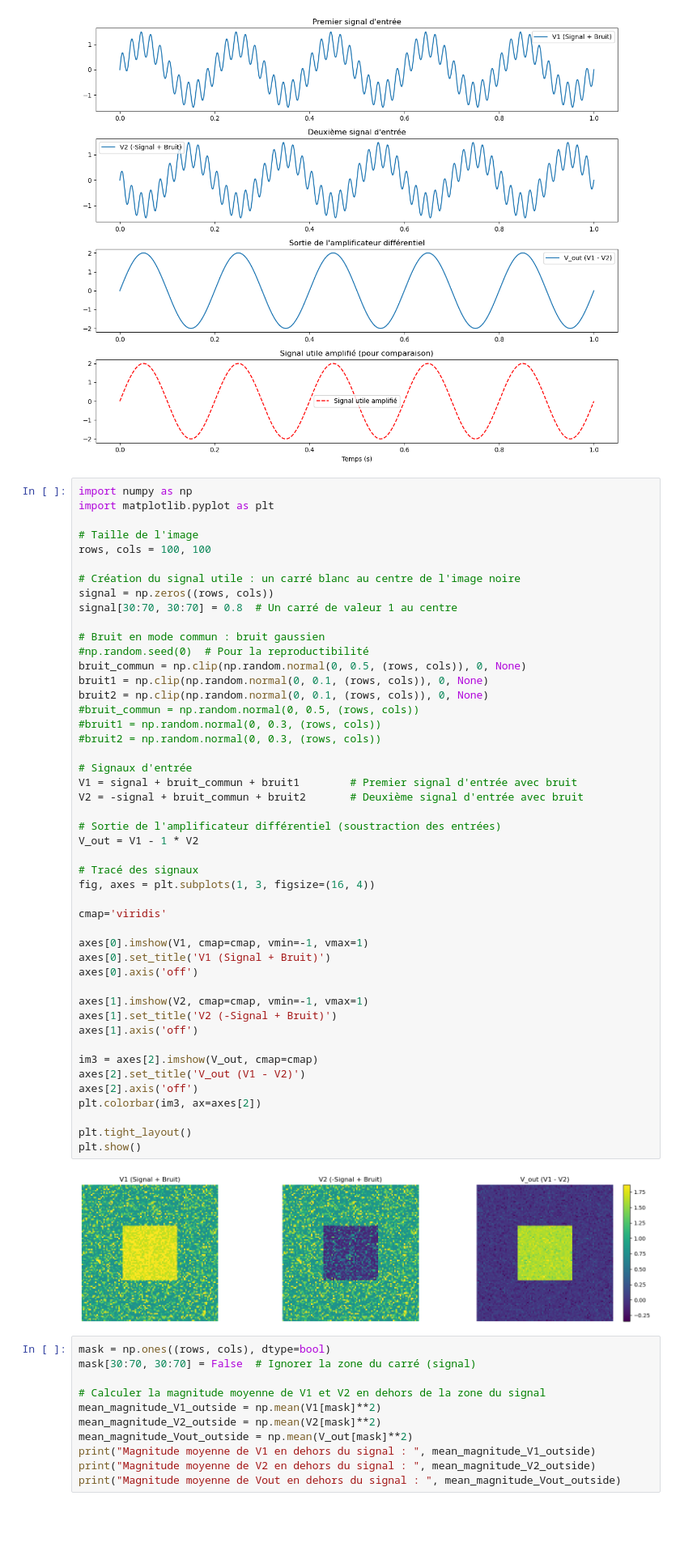
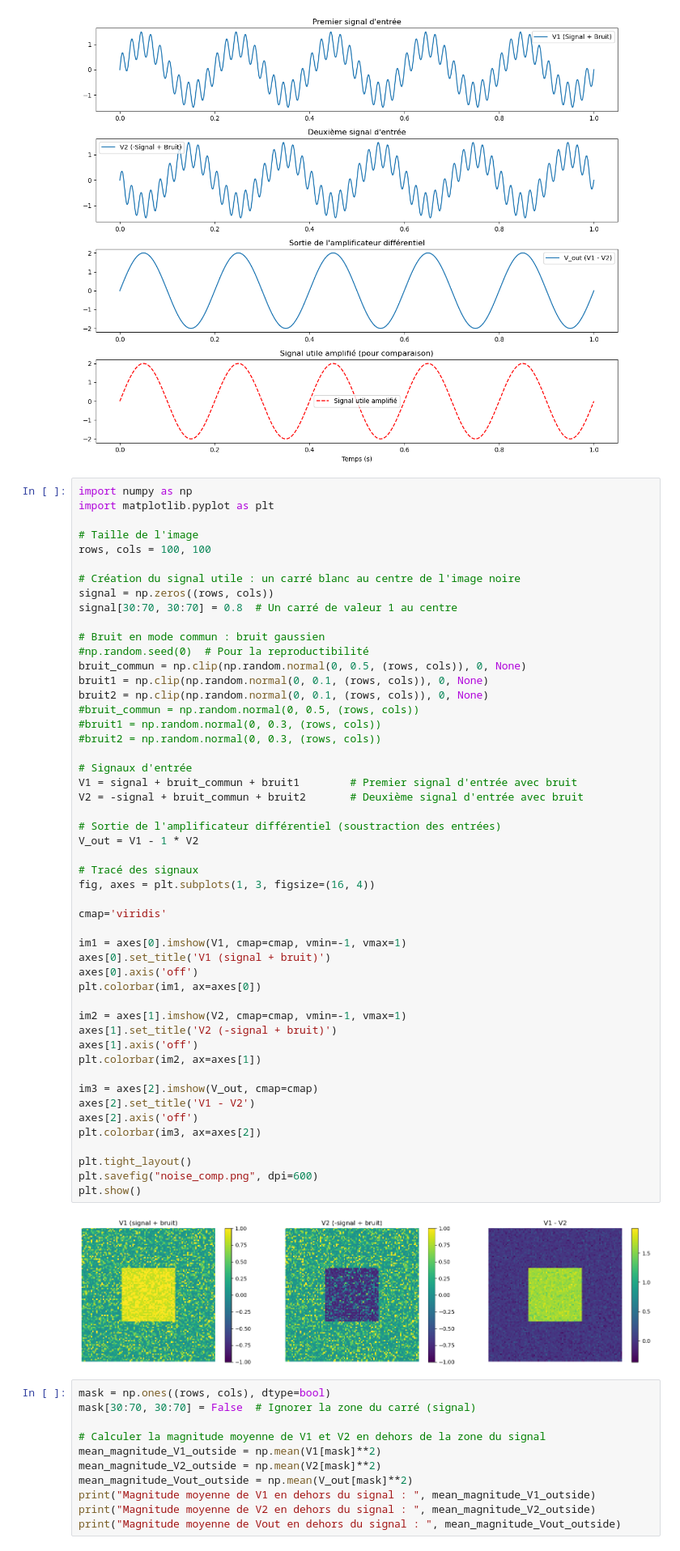
Before and after one commit to alxndrTL/hash-hop-hub, a Jupyter notebook: viz.ipynb, the cells around one changed output. Shown: that part at 81% size. Drawn from its saved outputs; the diff is of its cells as text; blank space fills up the shorter version.

```diff
--- a/viz.ipynb
+++ b/viz.ipynb
@@ -83,39 +83,42 @@ signal[30:70, 30:70] = 0.8  # Un carré de valeur 1 au centre
 bruit_commun = np.clip(np.random.normal(0, 0.5, (rows, cols)), 0, None)
 bruit1 = np.clip(np.random.normal(0, 0.1, (rows, cols)), 0, None)
 bruit2 = np.clip(np.random.normal(0, 0.1, (rows, cols)), 0, None)
 #bruit_commun = np.random.normal(0, 0.5, (rows, cols))
 #bruit1 = np.random.normal(0, 0.3, (rows, cols))
 #bruit2 = np.random.normal(0, 0.3, (rows, cols))
 
 # Signaux d'entrée
 V1 = signal + bruit_commun + bruit1        # Premier signal d'entrée avec bruit
 V2 = -signal + bruit_commun + bruit2       # Deuxième signal d'entrée avec bruit
 
 # Sortie de l'amplificateur différentiel (soustraction des entrées)
 V_out = V1 - 1 * V2
 
 # Tracé des signaux
 fig, axes = plt.subplots(1, 3, figsize=(16, 4))
 
 cmap='viridis'
 
-axes[0].imshow(V1, cmap=cmap, vmin=-1, vmax=1)
-axes[0].set_title('V1 (Signal + Bruit)')
+im1 = axes[0].imshow(V1, cmap=cmap, vmin=-1, vmax=1)
+axes[0].set_title('V1 (signal + bruit)')
 axes[0].axis('off')
+plt.colorbar(im1, ax=axes[0])
 
-axes[1].imshow(V2, cmap=cmap, vmin=-1, vmax=1)
-axes[1].set_title('V2 (-Signal + Bruit)')
+im2 = axes[1].imshow(V2, cmap=cmap, vmin=-1, vmax=1)
+axes[1].set_title('V2 (-signal + bruit)')
 axes[1].axis('off')
+plt.colorbar(im2, ax=axes[1])
 
 im3 = axes[2].imshow(V_out, cmap=cmap)
-axes[2].set_title('V_out (V1 - V2)')
+axes[2].set_title('V1 - V2')
 axes[2].axis('off')
 plt.colorbar(im3, ax=axes[2])
 
 plt.tight_layout()
+plt.savefig("noise_comp.png", dpi=600)
 plt.show()
 # %% [output]
-[figure, old version]
+[figure, new version]
 # %%
 mask = np.ones((rows, cols), dtype=bool)
 mask[30:70, 30:70] = False  # Ignorer la zone du carré (signal)
```
Also changed, not shown: parts of 3 cells of this notebook, 3 other files.
